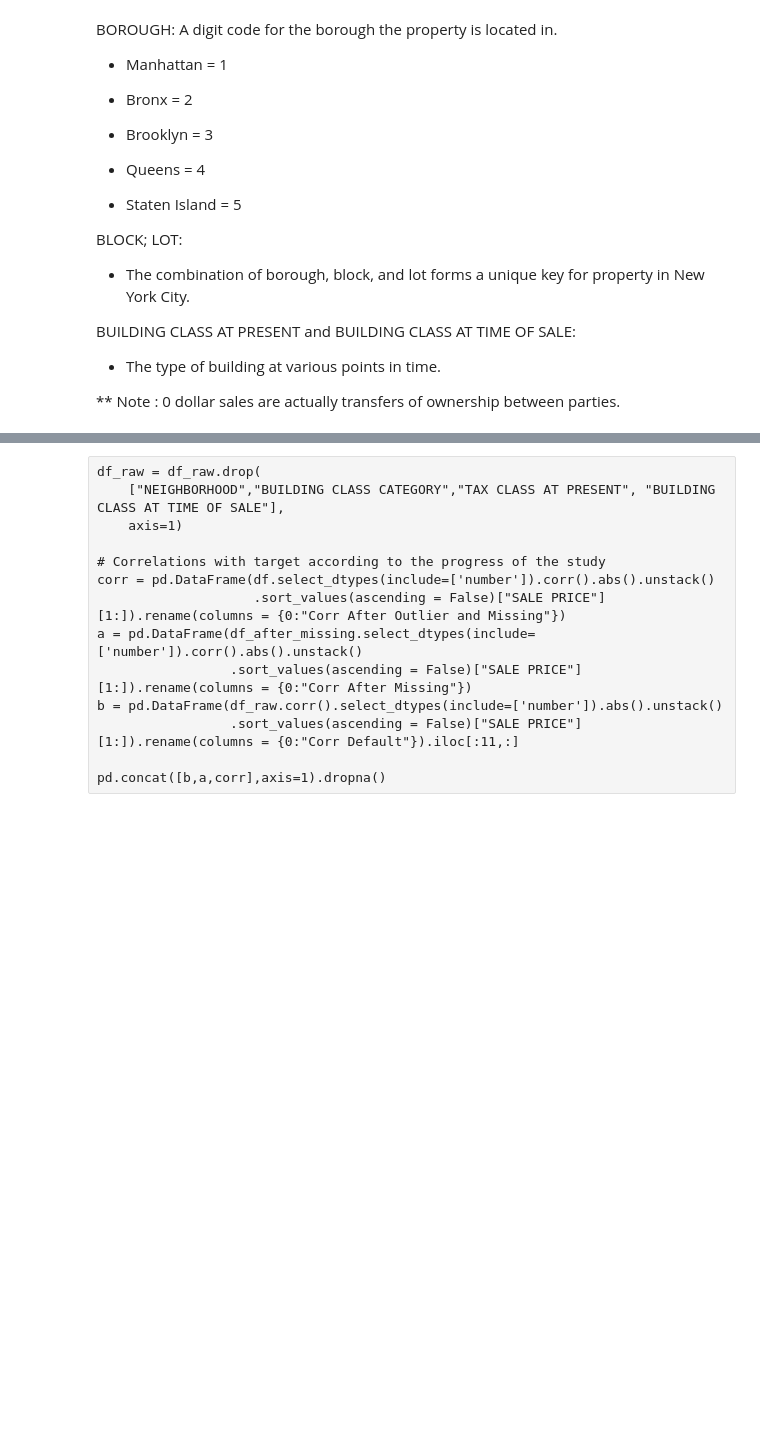
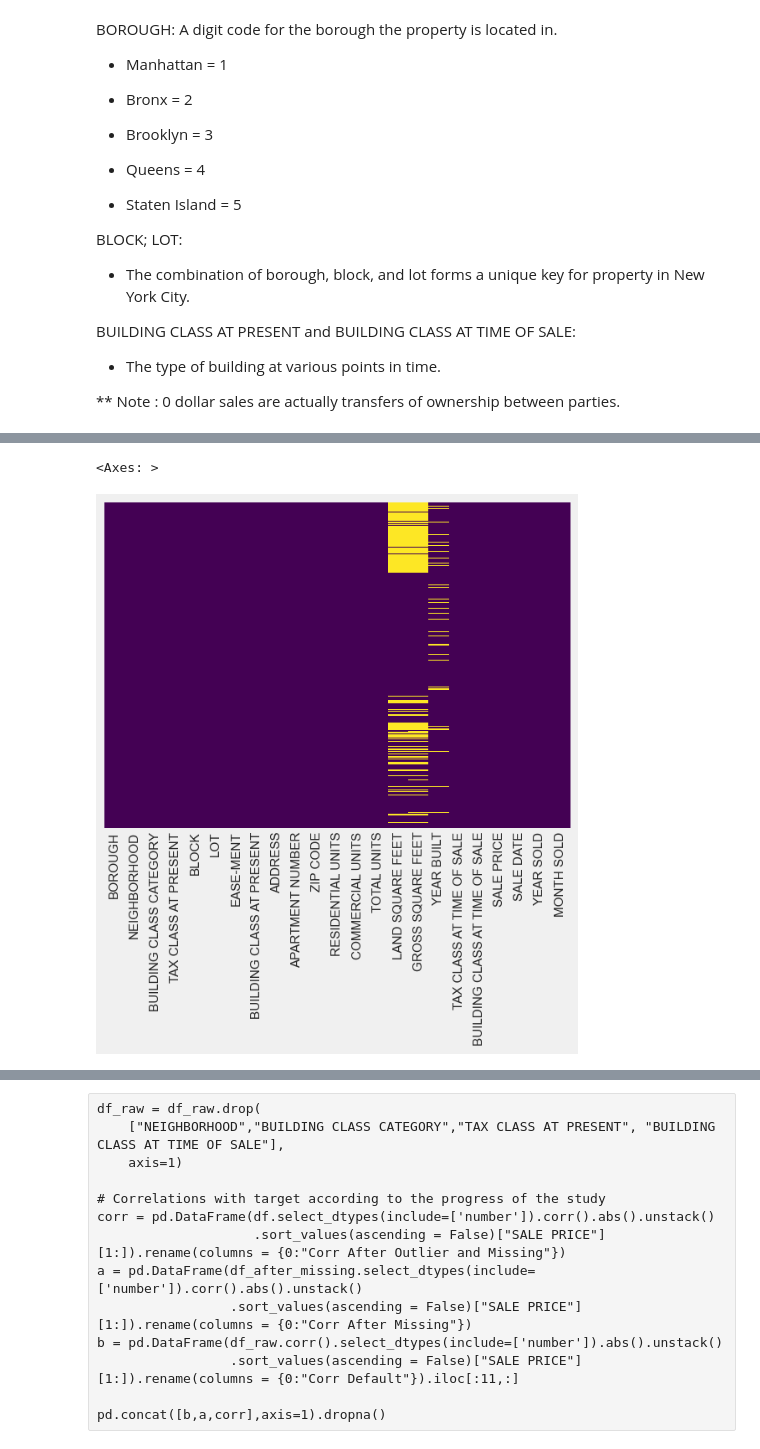
Before and after one commit to baha-ulug/exploratory-analysis, a Jupyter notebook: exploratory_analysis.ipynb, the cells around one changed output, grey strips where cells are left out. Drawn from its saved outputs; the diff is of its cells as text; code cells hidden in the pictures; blank space fills up the shorter version.

```diff
--- a/exploratory_analysis.ipynb
+++ b/exploratory_analysis.ipynb
@@ -70,2 +114,39 @@ df.info()
 # %%
 ###################################### FEATURE ENGINEERING ######################################
+# %%
+# First, let's convert few columns which are categorical
+# into integer values, so that it is easy for machine to handle values.
+
+def sale(string):
+    if ('-' in string):
+        return np.NaN
+    else:
+        return int(string)
+
+def year_built(string):
+    if string==0:
+        return np.NaN
+    elif ('-' in string):
+        return np.NaN
+    else:
+        return int(string)
+
+df['SALE PRICE'] = df['SALE PRICE'].map(lambda x: sale(x))
+df['YEAR BUILT'] = df['YEAR BUILT'].map(lambda x: int(x))
+df['YEAR SOLD'] = df['SALE DATE'].map(lambda x: x[0:4])
+df['YEAR SOLD'] = df['YEAR SOLD'].map(lambda x: int(x))
+df['MONTH SOLD'] = df['SALE DATE'].map(lambda x: x[5:7])
+df['MONTH SOLD'] = df['MONTH SOLD'].map(lambda x: int(x))
+df['GROSS SQUARE FEET'] = df['GROSS SQUARE FEET'].map(lambda x: year_built(x))
+df['LAND SQUARE FEET'] = df['LAND SQUARE FEET'].map(lambda x: year_built(x))
+df['YEAR BUILT'][df['YEAR BUILT']==0]=np.NaN
+# %%
+sns.heatmap(
+    df.isnull(),
+    yticklabels=False,
+    cbar=False,
+    cmap='viridis'
+)
+# %% [output]
+<Axes: >
+[figure, added]
```
Also changed, not shown: parts of 26 cells of this notebook, 4 other files.
